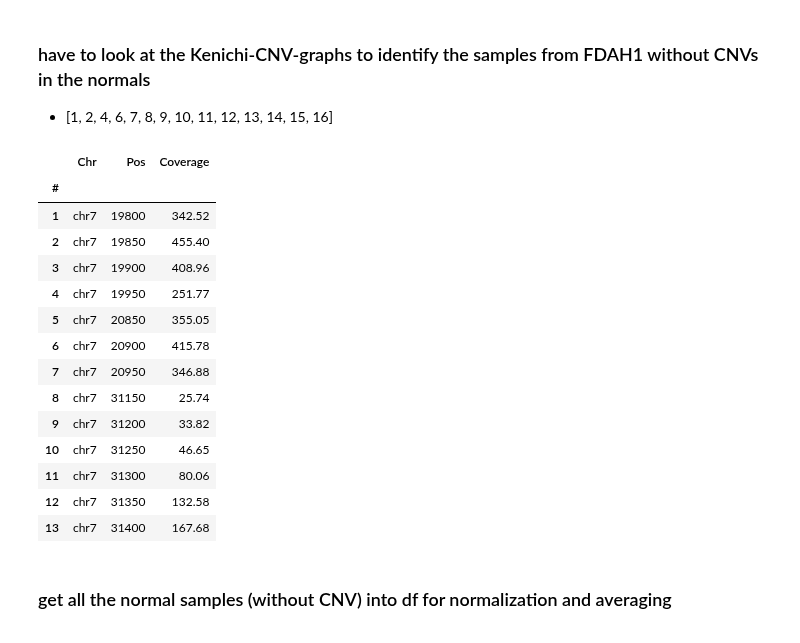
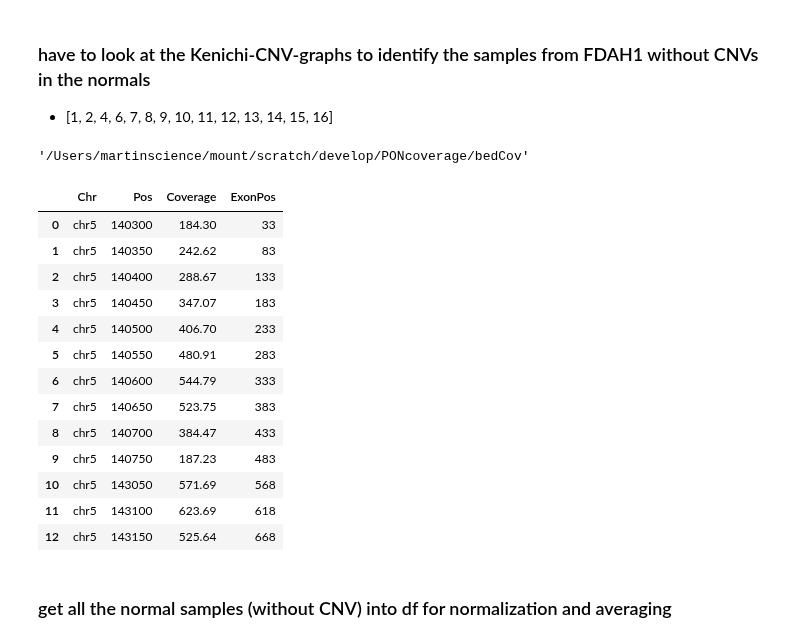
Before and after one commit to Mar111tiN/myCNV, a Jupyter notebook: nb/getPONcoverage.ipynb, the cells around one changed output. Drawn from its saved outputs; the diff is of its cells as text; code cells hidden in the pictures.

```diff
--- a/nb/getPONcoverage.ipynb
+++ b/nb/getPONcoverage.ipynb
@@ -45,23 +26,26 @@ bedCov_path = f"{cnvdata}/bedCov"
 output_path = f"{cnvdata}/output"
+# %%
+bedCov_path
+# %% [output]
+'/Users/martinscience/mount/scratch/develop/PONcoverage/bedCov'
 # %%
-test = pd.read_csv(f'{bedCov_path}/001_B.chr7.bedCov', sep='\t').set_index('#')
+test = pd.read_csv(f'{bedCov_path}/009_B.chr5.bedCov', sep='\t', compression="gzip")
 test[:13]
 # %% [output]
-|  | Chr | Pos | Coverage |
-| # |  |  |  |
-| 1 | chr7 | 19800 | 342.52 |
-| 2 | chr7 | 19850 | 455.40 |
-| 3 | chr7 | 19900 | 408.96 |
-| 4 | chr7 | 19950 | 251.77 |
-| 5 | chr7 | 20850 | 355.05 |
-| 6 | chr7 | 20900 | 415.78 |
-| 7 | chr7 | 20950 | 346.88 |
-| 8 | chr7 | 31150 | 25.74 |
-| 9 | chr7 | 31200 | 33.82 |
-| 10 | chr7 | 31250 | 46.65 |
-| 11 | chr7 | 31300 | 80.06 |
-| 12 | chr7 | 31350 | 132.58 |
-| 13 | chr7 | 31400 | 167.68 |
+|  | Chr | Pos | Coverage | ExonPos |
+| 0 | chr5 | 140300 | 184.30 | 33 |
+| 1 | chr5 | 140350 | 242.62 | 83 |
+| 2 | chr5 | 140400 | 288.67 | 133 |
+| 3 | chr5 | 140450 | 347.07 | 183 |
+| 4 | chr5 | 140500 | 406.70 | 233 |
+| 5 | chr5 | 140550 | 480.91 | 283 |
+| 6 | chr5 | 140600 | 544.79 | 333 |
+| 7 | chr5 | 140650 | 523.75 | 383 |
+| 8 | chr5 | 140700 | 384.47 | 433 |
+| 9 | chr5 | 140750 | 187.23 | 483 |
+| 10 | chr5 | 143050 | 571.69 | 568 |
+| 11 | chr5 | 143100 | 623.69 | 618 |
+| 12 | chr5 | 143150 | 525.64 | 668 |
 # %% [markdown]
 ### get all the normal samples (without CNV) into df for normalization and averaging
 # %%
```
Also changed, not shown: parts of 6 cells of this notebook, 7 other files.
